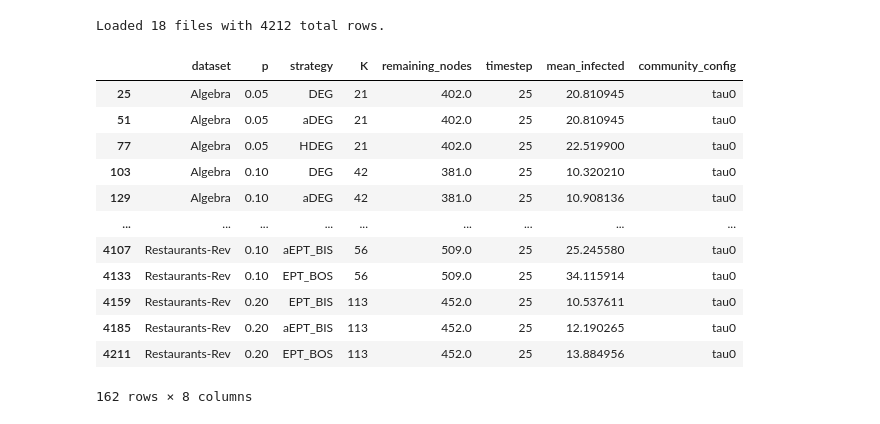
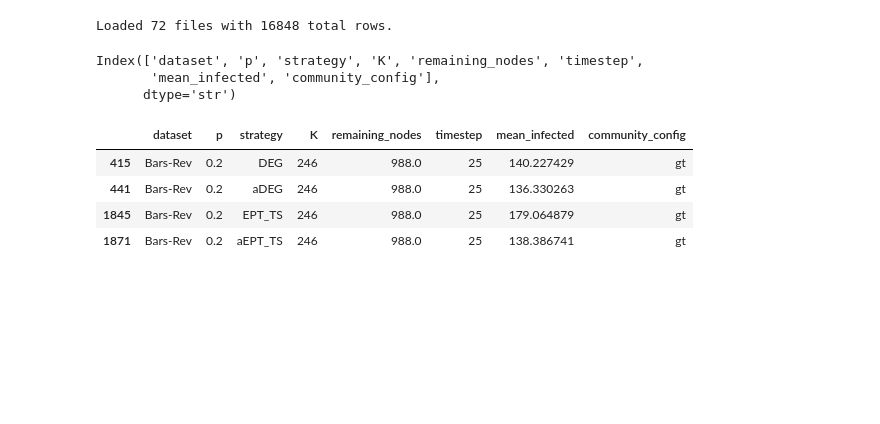
Before and after one commit to quintwinthagen/sicp_node_removal, a Jupyter notebook: notebooks/reran_sim_plots.ipynb, the cells around one changed output. Cells and saved outputs as stored; diff of their text form; code cells hidden in the pictures; blank space fills up the shorter version.

```diff
--- a/notebooks/reran_sim_plots.ipynb
+++ b/notebooks/reran_sim_plots.ipynb
@@ -24,10 +27,11 @@ for top_level in sorted(root_dir.iterdir()):
         continue
 
     # We only want the simulation result folders.
-    if top_level.name not in {"gt", "other", "tau0", "tau2"}:
+    if top_level.name not in {"gt", "tau0", "tau2"}:
         continue
 
     for csv_file in top_level.rglob("*_comprehensive_results.csv"):
+
         relative_parts = csv_file.relative_to(top_level).parts
 
         if len(relative_parts) < 2:
@@ -37,6 +41,7 @@ for top_level in sorted(root_dir.iterdir()):
         sim_group = top_level.name
         sim_config = relative_parts[0]
         sim_run = csv_file.parent.name
+        # print(sim_group, sim_config, sim_run)
 
         try:
             df = pd.read_csv(csv_file)
@@ -52,22 +57,27 @@ else:
     master_df = pd.DataFrame()
     print("No result files found.")
 
+
 master_df.head()
-
-
-master_df[master_df['timestep'] == 25]
+master_df.columns
 # %% [output]
-Loaded 18 files with 4212 total rows.
+Loaded 72 files with 16848 total rows.
-|  | dataset | p | strategy | K | remaining_nodes | timestep | mean_infected | community_config |
-| 25 | Algebra | 0.05 | DEG | 21 | 402.0 | 25 | 20.810945 | tau0 |
-| 51 | Algebra | 0.05 | aDEG | 21 | 402.0 | 25 | 20.810945 | tau0 |
-| 77 | Algebra | 0.05 | HDEG | 21 | 402.0 | 25 | 22.519900 | tau0 |
-| 103 | Algebra | 0.10 | DEG | 42 | 381.0 | 25 | 10.320210 | tau0 |
-| 129 | Algebra | 0.10 | aDEG | 42 | 381.0 | 25 | 10.908136 | tau0 |
-| ... | ... | ... | ... | ... | ... | ... | ... | ... |
-| 4107 | Restaurants-Rev | 0.10 | aEPT_BIS | 56 | 509.0 | 25 | 25.245580 | tau0 |
-| 4133 | Restaurants-Rev | 0.10 | EPT_BOS | 56 | 509.0 | 25 | 34.115914 | tau0 |
-| 4159 | Restaurants-Rev | 0.20 | EPT_BIS | 113 | 452.0 | 25 | 10.537611 | tau0 |
-| 4185 | Restaurants-Rev | 0.20 | aEPT_BIS | 113 | 452.0 | 25 | 12.190265 | tau0 |
-| 4211 | Restaurants-Rev | 0.20 | EPT_BOS | 113 | 452.0 | 25 | 13.884956 | tau0 |
-162 rows × 8 columns
+Index(['dataset', 'p', 'strategy', 'K', 'remaining_nodes', 'timestep',
+       'mean_infected', 'community_config'],
+      dtype='str')
+# %%
+d = master_df
+a = d[(d['strategy'].isin(['aEPT_TS', 'EPT_TS', 'DEG', 'aDEG'])) &
+      (d['timestep'] == 25) &
+      (d['dataset'] == 'Bars-Rev') &
+      (d['p'] == 0.2) &
+     ( d['community_config'] == 'gt')
+      ].copy()
+
+a
+# %% [output]
+|  | dataset | p | strategy | K | remaining_nodes | timestep | mean_infected | community_config |
+| 415 | Bars-Rev | 0.2 | DEG | 246 | 988.0 | 25 | 140.227429 | gt |
+| 441 | Bars-Rev | 0.2 | aDEG | 246 | 988.0 | 25 | 136.330263 | gt |
+| 1845 | Bars-Rev | 0.2 | EPT_TS | 246 | 988.0 | 25 | 179.064879 | gt |
+| 1871 | Bars-Rev | 0.2 | aEPT_TS | 246 | 988.0 | 25 | 138.386741 | gt |
```
Also changed, not shown: parts of 7 cells of this notebook, 4 other files.
